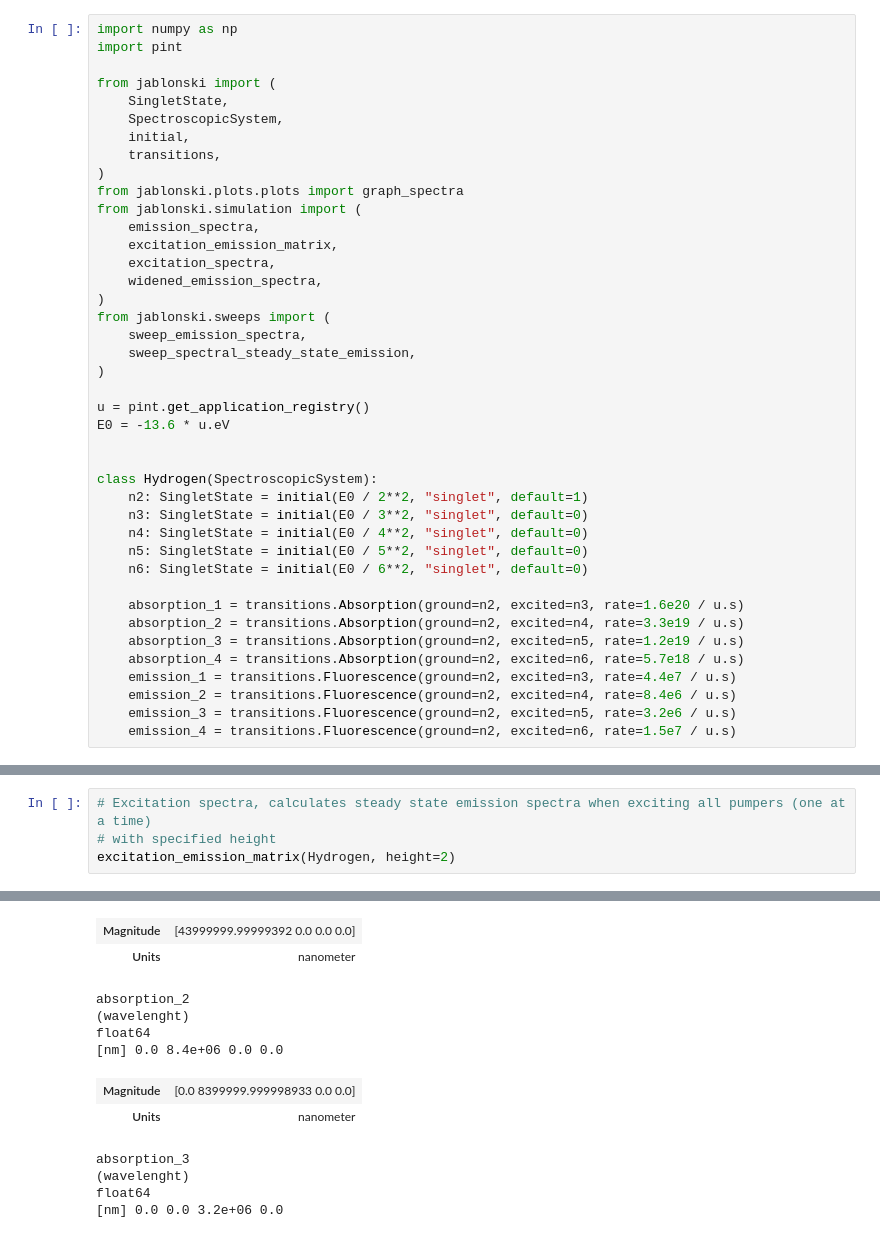
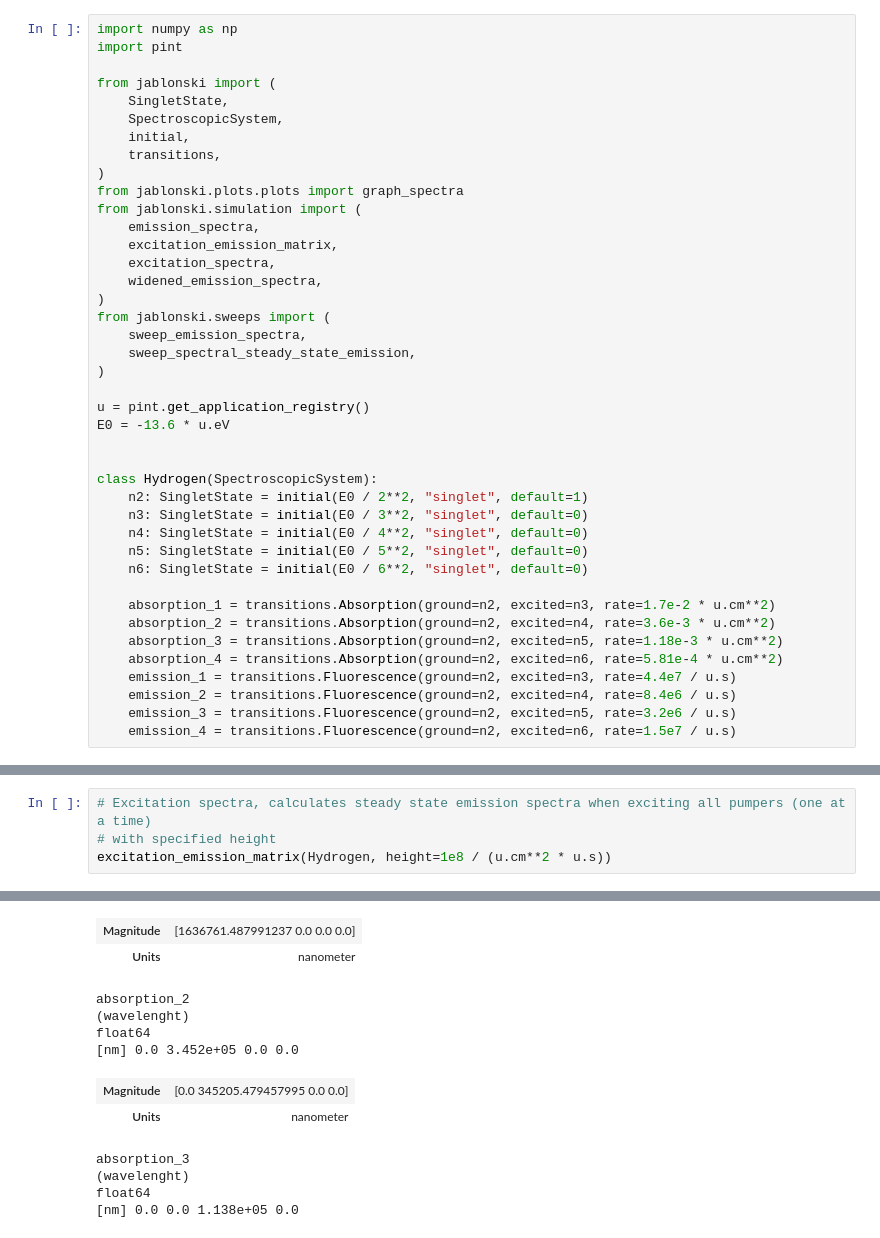
Before and after one commit to dyscolab/jablonski, a Jupyter notebook: examples/hydrogen_spectra.ipynb, the cells around one changed output, grey strips where cells are left out. Cells and saved outputs as stored; diff of their text form.

```diff
--- a/examples/hydrogen_spectra.ipynb
+++ b/examples/hydrogen_spectra.ipynb
@@ -31,10 +31,10 @@ class Hydrogen(SpectroscopicSystem):
     n5: SingletState = initial(E0 / 5**2, "singlet", default=0)
     n6: SingletState = initial(E0 / 6**2, "singlet", default=0)
 
-    absorption_1 = transitions.Absorption(ground=n2, excited=n3, rate=1.6e20 / u.s)
-    absorption_2 = transitions.Absorption(ground=n2, excited=n4, rate=3.3e19 / u.s)
-    absorption_3 = transitions.Absorption(ground=n2, excited=n5, rate=1.2e19 / u.s)
-    absorption_4 = transitions.Absorption(ground=n2, excited=n6, rate=5.7e18 / u.s)
+    absorption_1 = transitions.Absorption(ground=n2, excited=n3, rate=1.7e-2 * u.cm**2)
+    absorption_2 = transitions.Absorption(ground=n2, excited=n4, rate=3.6e-3 * u.cm**2)
+    absorption_3 = transitions.Absorption(ground=n2, excited=n5, rate=1.18e-3 * u.cm**2)
+    absorption_4 = transitions.Absorption(ground=n2, excited=n6, rate=5.81e-4 * u.cm**2)
     emission_1 = transitions.Fluorescence(ground=n2, excited=n3, rate=4.4e7 / u.s)
     emission_2 = transitions.Fluorescence(ground=n2, excited=n4, rate=8.4e6 / u.s)
     emission_3 = transitions.Fluorescence(ground=n2, excited=n5, rate=3.2e6 / u.s)
@@ -109,5 +109,5 @@ array([380. , 380.32032 , 380.640641, ..., 699.359359, 699.67968 , 700. ], shape
 # %%
 # Excitation spectra, calculates steady state emission spectra when exciting all pumpers (one at a time)
 # with specified height
-excitation_emission_matrix(Hydrogen, height=2)
+excitation_emission_matrix(Hydrogen, height=1e8 / (u.cm**2 * u.s))
 # %% [output]
@@ -129,12 +129,12 @@ float64
-| Magnitude | [43999999.99999392 0.0 0.0 0.0] |
+| Magnitude | [1636761.487991237 0.0 0.0 0.0] |
 | Units | nanometer |
 absorption_2
 (wavelenght)
 float64
-[nm] 0.0 8.4e+06 0.0 0.0
+[nm] 0.0 3.452e+05 0.0 0.0
-| Magnitude | [0.0 8399999.999998933 0.0 0.0] |
+| Magnitude | [0.0 345205.479457995 0.0 0.0] |
 | Units | nanometer |
 absorption_3
 (wavelenght)
 float64
-[nm] 0.0 0.0 3.2e+06 0.0
+[nm] 0.0 0.0 1.138e+05 0.0
```
Also changed, not shown: parts of 7 cells of this notebook, 3 other files.
